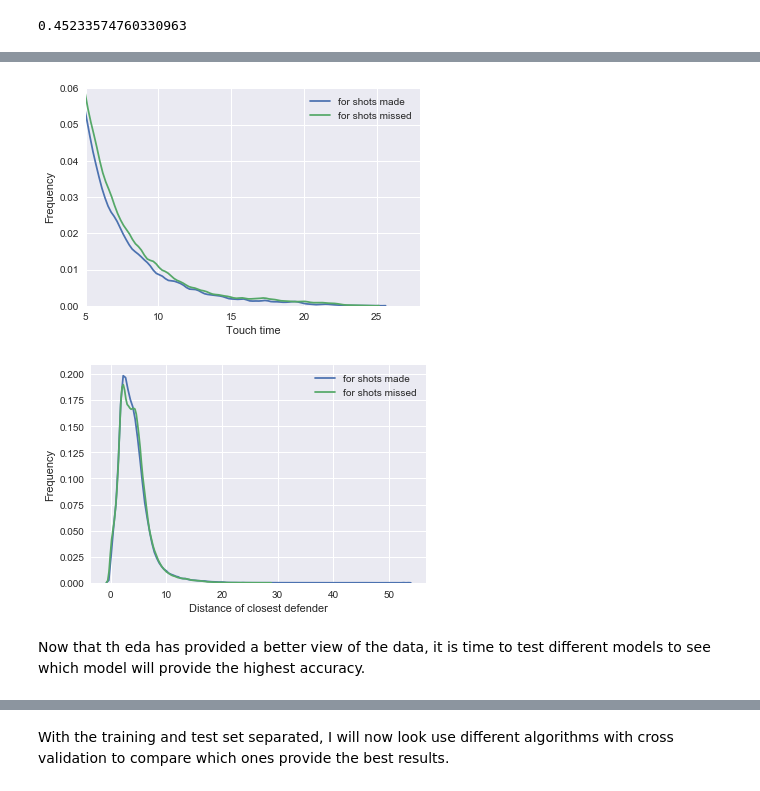
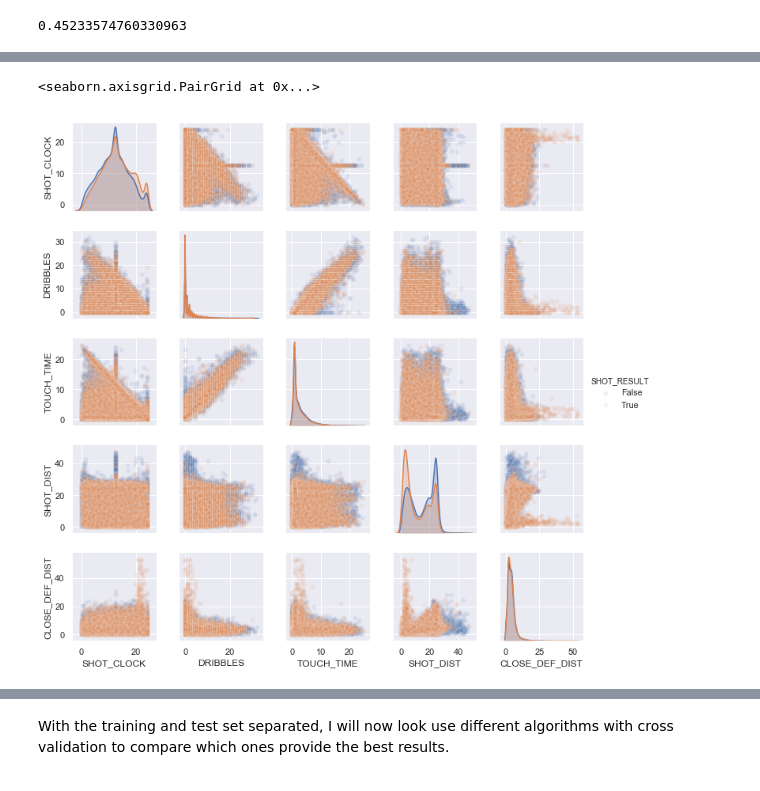
Before and after one commit to ray-chen-930/nba-shot-value-predictor, a Jupyter notebook: Capstone Project 1.ipynb, the cells around one changed output, grey strips where cells are left out. Cells and saved outputs as stored; diff of their text form; code cells hidden in the pictures.

Commit message:
adding data story and updating eda on notebook

```diff
--- a/Capstone Project 1.ipynb
+++ b/Capstone Project 1.ipynb
@@ -369,28 +278,0 @@ plt.show()
-# %%
-# zoomed in
-
-sns.set()
-sns.distplot(shot_made['TOUCH_TIME'], hist = False, label = 'for shots made')
-sns.distplot(shot_missed['TOUCH_TIME'], hist = False, label = 'for shots missed')
-plt.ylabel('Frequency')
-plt.xlabel('Touch time')
-plt.xlim(5, 28)
-plt.ylim(0, .06)
-plt.show()
-# %% [output]
-[figure, removed]
-# %%
-# two line histograms of closest defender
-sns.set()
-sns.distplot(shot_made['CLOSE_DEF_DIST'], hist = False, label = 'for shots made')
-sns.distplot(shot_missed['CLOSE_DEF_DIST'], hist = False, label = 'for shots missed')
-plt.ylabel('Frequency')
-plt.xlabel('Distance of closest defender')
-plt.show()
-
-# Other than the fact that the shots missed has a lower peak, the distribution of close_def_dist for
-# shots made and shots missed seem fairly equal .
-# %% [output]
-[figure, removed]
-# %% [markdown]
-Now that th eda has provided a better view of the data, it is time to test different models to see which model will provide the highest accuracy.
@@ -417,0 +279,12 @@ shot_X = shot[['SHOT_NUMBER', 'DRIBBLES', 'TOUCH_TIME', 'SHOT_CLOCK',
+# %%
+# EDA for a few variables that probably impact probability of shot being made.  I chose for these plots only
+# the variables that are have enough variables so a scatterplot makes sense.  These are the continuous variables
+# (shot_clock, touch_time, shot_dist, and close_def_dist) and dribbles.  I am choosing to not use game clock as
+# it does not mention which period the shot was taken in, so unless the game clock is very low, then it would
+# generally not affect the shot as much.
+
+sns.pairplot(shot, vars = ['SHOT_CLOCK', 'DRIBBLES', 'TOUCH_TIME', 'SHOT_DIST', 'CLOSE_DEF_DIST'],
+             hue="SHOT_RESULT", plot_kws = {'alpha'  : .1}, size = 2)
+# %% [output]
+<seaborn.axisgrid.PairGrid at 0x...>
+[figure, added]
```
Also changed, not shown: parts of 56 cells of this notebook, 1 other file.
